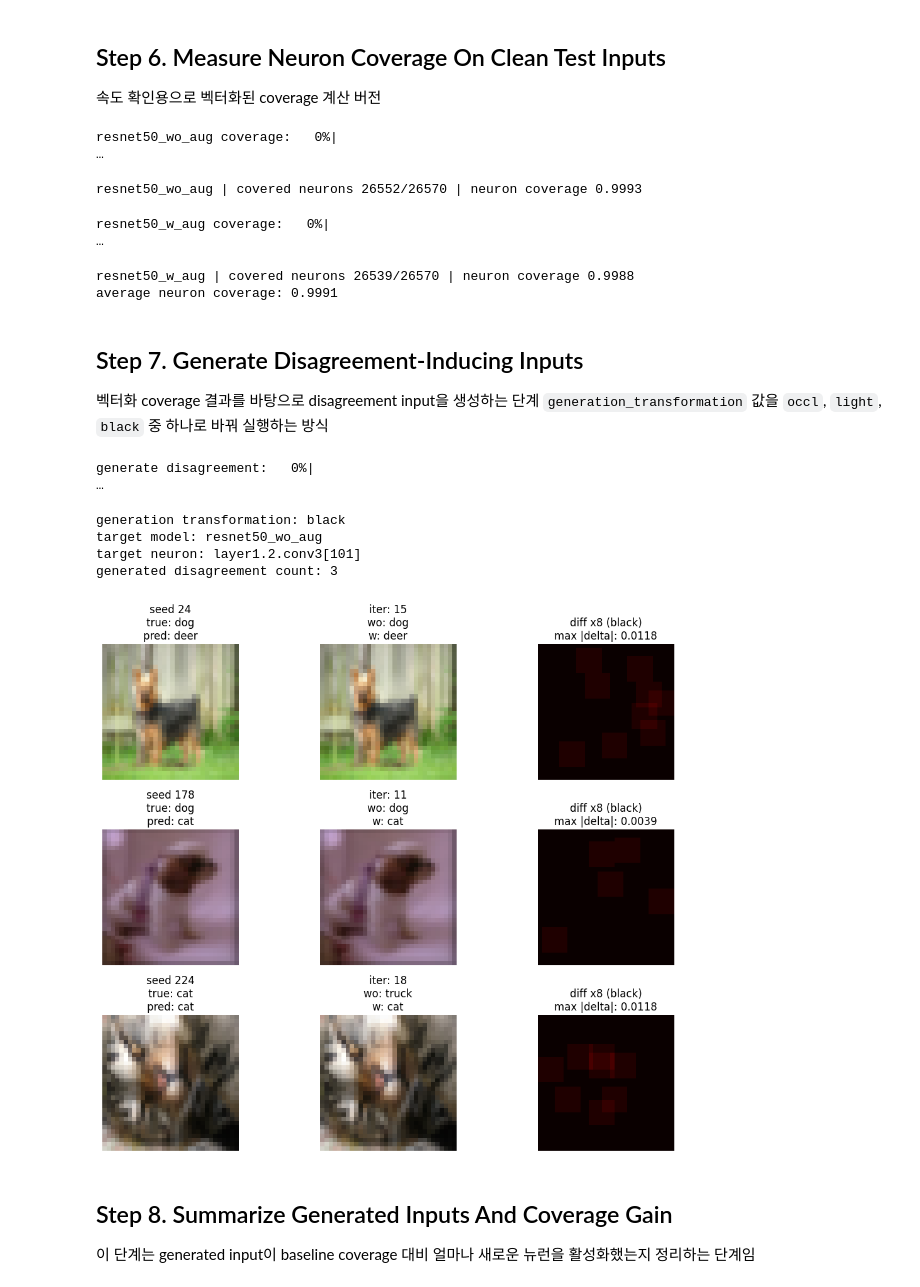
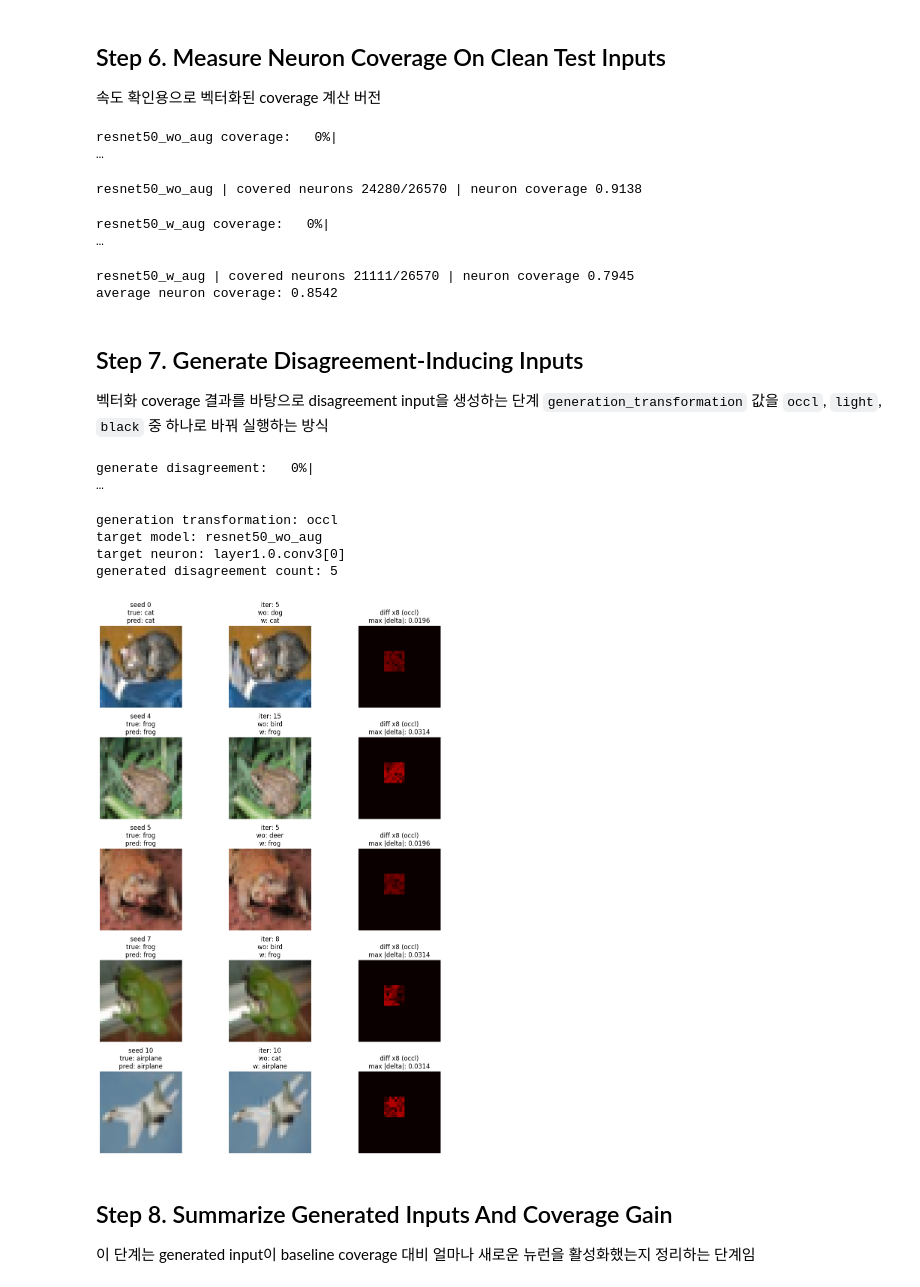
Before and after one commit to ANHANYOUNG/trustworthy-ai-assignment2, a Jupyter notebook: debug/debug_light.ipynb, the cells around one changed output. Cells and saved outputs as stored; diff of their text form; code cells hidden in the pictures.

```diff
--- a/debug/debug_2.ipynb
+++ b/debug/debug_light.ipynb
@@ -626,7 +626,7 @@ clean disagreement rate: 0.1883
 # %%
 # threshold=0.1 -> avg coverage: 0.9991
 # threshold=0.2 -> avg coverage: 0.9944
-coverage_activation_threshold = 0.1
+coverage_activation_threshold = 0.5
 coverage_batch_size = 128
 coverage_batch_limit = None
 
@@ -740,23 +740,23 @@ average_neuron_coverage = sum(
 print(f'average neuron coverage: {average_neuron_coverage:.4f}')
 # %% [output]
 resnet50_wo_aug coverage:   0%|                                                                               …
-resnet50_wo_aug | covered neurons 26552/26570 | neuron coverage 0.9993
+resnet50_wo_aug | covered neurons 24280/26570 | neuron coverage 0.9138
 resnet50_w_aug coverage:   0%|                                                                                …
-resnet50_w_aug | covered neurons 26539/26570 | neuron coverage 0.9988
-average neuron coverage: 0.9991
+resnet50_w_aug | covered neurons 21111/26570 | neuron coverage 0.7945
+average neuron coverage: 0.8542
 # %% [markdown]
 ## Step 7. Generate Disagreement-Inducing Inputs
 
 벡터화 coverage 결과를 바탕으로 disagreement input을 생성하는 단계
 `generation_transformation` 값을 `occl`, `light`, `black` 중 하나로 바꿔 실행하는 방식
 # %%
-generation_transformation = 'black'  # occl, light, black
+generation_transformation = 'occl'  # occl, light, black
 generation_target_model_index = 0
 generation_seed_limit = 200
 generation_iteration_count = 20
 generation_step_size = 1 / 255
 generation_max_perturbation = 8 / 255
-generation_coverage_weight = 0.1
+generation_coverage_weight = 10.0
 generation_target_count = 5
 occlusion_start_point = (10, 10)
 occlusion_size = (8, 8)
@@ -1000,37 +1000,37 @@ if len(generated_result_list) > 0:
             f"pred: {class_names[generation_result['original_prediction_index_list'][0]]}"
         )
         save_axis_list[0].axis('off')
         save_axis_list[1].imshow(generation_result['generated_image_tensor'].permute(1, 2, 0).numpy())
         save_axis_list[1].set_title(
             f"iter: {generation_result['iteration_index']}\n"
             f"wo: {class_names[generation_result['generated_prediction_index_list'][0]]}\n"
             f"w: {class_names[generation_result['generated_prediction_index_list'][1]]}"
         )
         save_axis_list[1].axis('off')
         save_axis_list[2].imshow(difference_map, cmap='hot', vmin=0.0, vmax=1.0)
         save_axis_list[2].set_title(
             f"diff x8 ({generation_transformation})\n"
             f"max |delta|: {max_absolute_difference:.4f}"
         )
         save_axis_list[2].axis('off')
         save_figure.tight_layout()
         save_figure.savefig(
             Path('../results/generated_inputs' if Path.cwd().name == 'debug' else 'results/generated_inputs') / f"{generation_transformation}_{result_index:02d}.png",
             bbox_inches='tight',
         )
         plt.close(save_figure)
 
     plt.tight_layout()
     plt.show()
 else:
     print('generated disagreement example not found')
 # %% [output]
 generate disagreement:   0%|                                                                                  …
-generation transformation: black
+generation transformation: occl
 target model: resnet50_wo_aug
-target neuron: layer1.2.conv3[101]
-generated disagreement count: 3
+target neuron: layer1.0.conv3[0]
+generated disagreement count: 5
-[figure, old version]
+[figure, new version]
 # %% [markdown]
 ## Step 8. Summarize Generated Inputs And Coverage Gain
 
```
Also changed, not shown: parts of 1 cell of this notebook.
